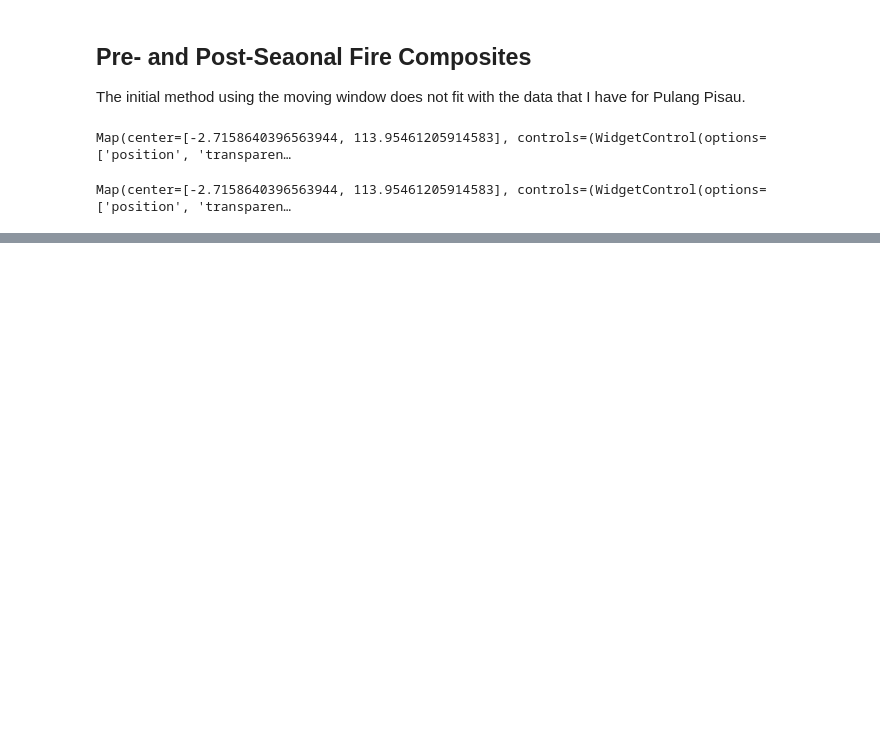
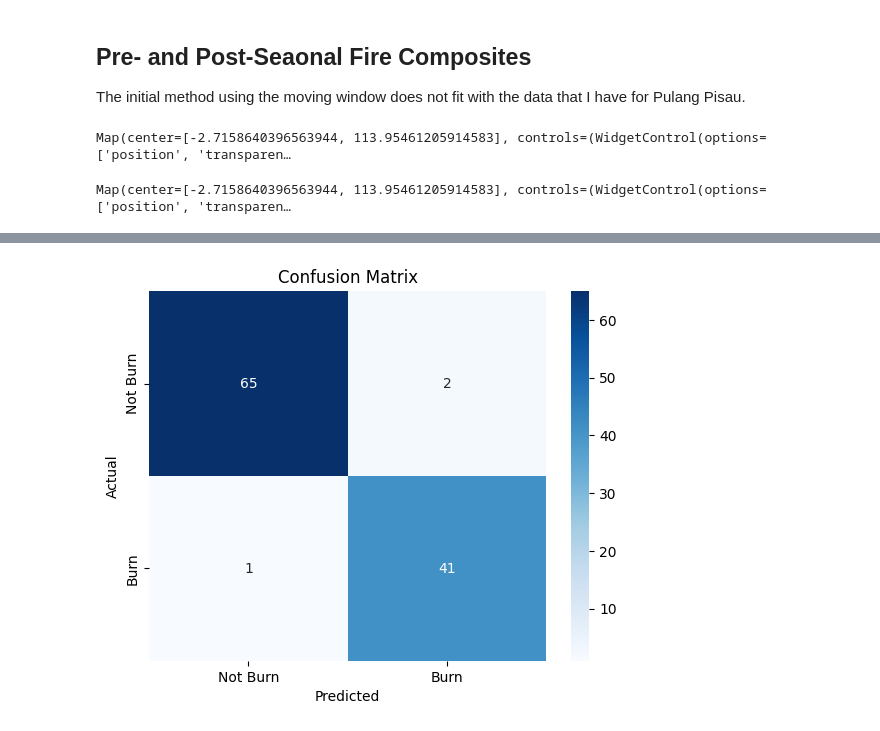
Before and after one commit to luyiiw/deforestation-kalimantan, a Jupyter notebook: burn_identification.ipynb, the cells around one changed output, grey strips where cells are left out. Drawn from its saved outputs; the diff is of its cells as text; code cells hidden in the pictures; blank space fills up the shorter version.

Commit message:
RF model

```diff
--- a/burn_identification.ipynb
+++ b/burn_identification.ipynb
@@ -230,0 +448,12 @@ task.start()
+# %%
+from sklearn.model_selection import train_test_split
+
+# Separate features and labels
+features = ['B2', 'B3', 'B4', 'B8', 'B11', 'B12', 'NDVI', 'NBR']
+X_features = X[features]
+y_labels = X['label']
+
+# Split into 80% train and 20% test
+X_train, X_test, y_train, y_test = train_test_split(
+    X_features, y_labels, test_size=0.2, random_state=42, stratify=y_labels
+)
@@ -230,0 +462,8 @@ task.start()
+# %%
+from sklearn.ensemble import RandomForestClassifier
+
+# Initialize classifier
+rf = RandomForestClassifier(n_estimators=100, random_state=42)
+
+# Train on training data
+rf.fit(X_train, y_train)
@@ -230,0 +474,8 @@ task.start()
+# %%
+from sklearn.metrics import classification_report, confusion_matrix
+
+# Predict on test set
+y_pred = rf.predict(X_test)
+
+# Evaluate
+print("\nClassification Report:\n", classification_report(y_test, y_pred))
@@ -230,0 +496,17 @@ task.start()
+# %%
+# Plot Confusion Matrix
+import seaborn as sns
+import matplotlib.pyplot as plt
+from sklearn.metrics import ConfusionMatrixDisplay
+
+# Create a labeled confusion matrix
+labels = ['Not Burn', 'Burn']
+cm = confusion_matrix(y_test, y_pred)
+
+sns.heatmap(cm, annot=True, fmt='d', cmap='Blues', xticklabels=labels, yticklabels=labels)
+plt.title("Confusion Matrix")
+plt.xlabel("Predicted")
+plt.ylabel("Actual")
+plt.show()
+# %% [output]
+[figure, added]
```
Also changed, not shown: parts of 31 cells of this notebook, 5 other files.
